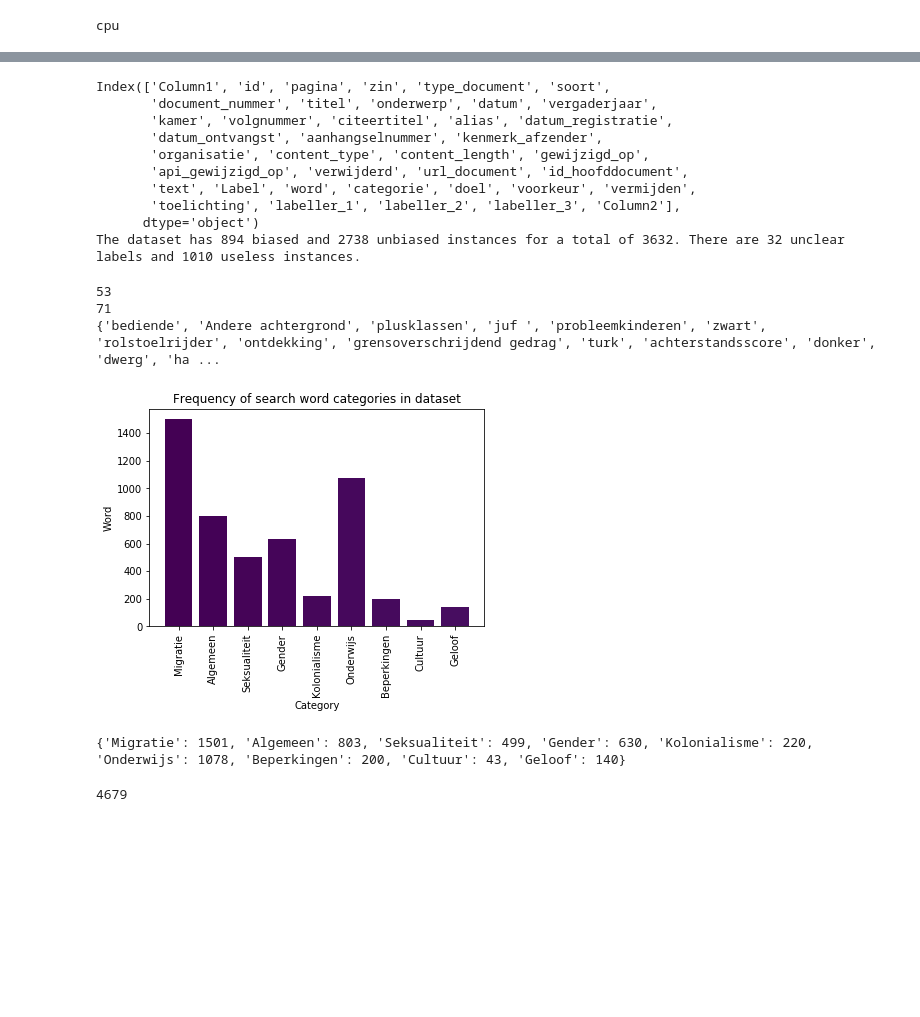
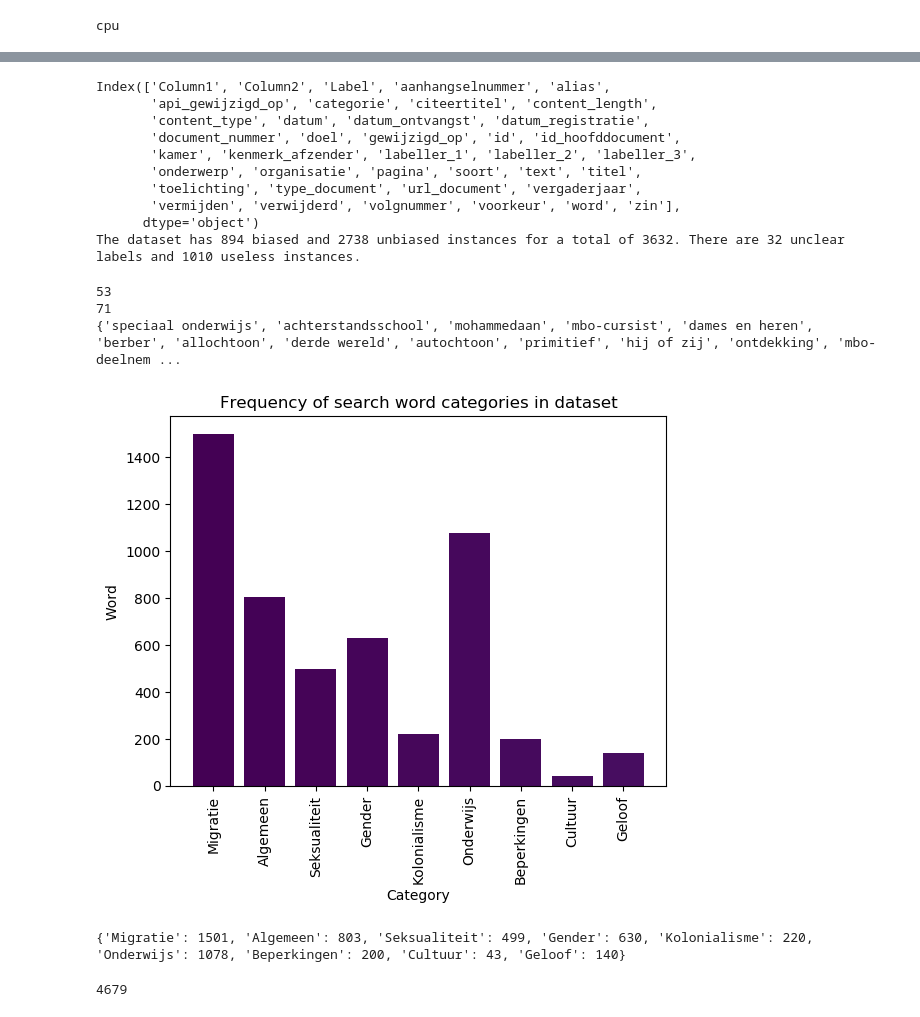
Before and after one commit to milenadeswart/Datalab_PDR, a Jupyter notebook: 02_analyse/BERT_train_cased.ipynb, the cells around one changed output, grey strips where cells are left out. Saved outputs shown, nothing was run; the diff lists cells and outputs as text; code cells hidden in the pictures; blank space fills up the shorter version.

```diff
--- a/02_analyse/BERT_train_cased.ipynb
+++ b/02_analyse/BERT_train_cased.ipynb
@@ -79,7 +81,8 @@ def merge_annotated_data(naam_dataset, n_annotators, n_annotations = 3):
     merged_data: een DataFrame met daarin de oorspronkelijke data en de n_annotations labels die zijn toegekend.
     """
     # inladen path naar data en creëren lege frames
-    dataset_path = "~/share/Milena/programma-discriminatie-en-racisme/datasets/Datasets_2/"
+    #dataset_path = "~/share/Milena/programma-discriminatie-en-racisme/datasets/Datasets_2/" # server 1
+    dataset_path = "~/Projecten/programma-discriminatie-en-racisme/datasets/Datasets_2/" # server 2
     merged_data = pd.DataFrame()
 
     for i in range(n_annotators):
@@ -156,14 +159,14 @@ useless = len(aggregated[aggregated.Label==7.0])
 
 print(f"The dataset has {pos} biased and {neg} unbiased instances for a total of {pos+neg}. There are {unclear} unclear labels and {useless} useless instances.")
 # %% [output]
-Index(['Column1', 'id', 'pagina', 'zin', 'type_document', 'soort',
-       'document_nummer', 'titel', 'onderwerp', 'datum', 'vergaderjaar',
-       'kamer', 'volgnummer', 'citeertitel', 'alias', 'datum_registratie',
-       'datum_ontvangst', 'aanhangselnummer', 'kenmerk_afzender',
-       'organisatie', 'content_type', 'content_length', 'gewijzigd_op',
-       'api_gewijzigd_op', 'verwijderd', 'url_document', 'id_hoofddocument',
-       'text', 'Label', 'word', 'categorie', 'doel', 'voorkeur', 'vermijden',
-       'toelichting', 'labeller_1', 'labeller_2', 'labeller_3', 'Column2'],
+Index(['Column1', 'Column2', 'Label', 'aanhangselnummer', 'alias',
+       'api_gewijzigd_op', 'categorie', 'citeertitel', 'content_length',
+       'content_type', 'datum', 'datum_ontvangst', 'datum_registratie',
+       'document_nummer', 'doel', 'gewijzigd_op', 'id', 'id_hoofddocument',
+       'kamer', 'kenmerk_afzender', 'labeller_1', 'labeller_2', 'labeller_3',
+       'onderwerp', 'organisatie', 'pagina', 'soort', 'text', 'titel',
+       'toelichting', 'type_document', 'url_document', 'vergaderjaar',
+       'vermijden', 'verwijderd', 'volgnummer', 'voorkeur', 'word', 'zin'],
       dtype='object')
 The dataset has 894 biased and 2738 unbiased instances for a total of 3632. There are 32 unclear labels and 1010 useless instances.
 # %%
@@ -181,40 +184,42 @@ print(afwezig)
 # %% [output]
 53
 71
-{'bediende', 'Andere achtergrond', 'plusklassen', 'juf ', 'probleemkinderen', 'zwart', 'rolstoelrijder', 'ontdekking', 'grensoverschrijdend gedrag', 'turk', 'achterstandsscore', 'donker', 'dwerg', 'ha ...
+{'speciaal onderwijs', 'achterstandsschool', 'mohammedaan', 'mbo-cursist', 'dames en heren', 'berber', 'allochtoon', 'derde wereld', 'autochtoon', 'primitief', 'hij of zij', 'ontdekking', 'mbo-deelnem ...
 # %%
-dataset_path = "~/share/Milena/programma-discriminatie-en-racisme/datasets/"
+#dataset_path = "~/share/Milena/programma-discriminatie-en-racisme/datasets/" # server 1
+dataset_path = "~/Projecten/programma-discriminatie-en-racisme/datasets/" # server 2
+
 zoekwoorden = pd.read_excel(dataset_path + "Zoekwoorden15.03.24.xlsx", names = ['Categorie', 'Zoekwoord', 'Doel', 'Voorkeur', 'Vermijden', 'Toelichting'])
 
 search_dict = dict(zip(zoekwoorden['Zoekwoord'], zoekwoorden['Categorie']))
 #print(search_dict)
 
 # leuk grafiekje van hoe vaak woorden voorkomen
 word_freq = {}
 i = 0
 
 for woord in merged['word']:
     category = search_dict[woord]
 
     if category in word_freq:
         word_freq[category] += 1
     elif pd.isna(woord) == True:
         pass
     else:
         word_freq[category] = 1
 
 mycmap = plt.get_cmap("viridis").colors
 
 plt.bar(word_freq.keys(), word_freq.values(), color = mycmap)
 plt.xticks(rotation=90)
 plt.xlabel('Category')
 plt.ylabel('Word')
 plt.title('Frequency of search word categories in dataset')
 plt.show()
 
 print(word_freq)
 # %% [output]
-[figure, old version]
+[figure, new version]
 {'Migratie': 1501, 'Algemeen': 803, 'Seksualiteit': 499, 'Gender': 630, 'Kolonialisme': 220, 'Onderwijs': 1078, 'Beperkingen': 200, 'Cultuur': 43, 'Geloof': 140}
 # %%
 print(len(aggregated))
```
Also changed, not shown: parts of 21 cells of this notebook, 1 other file.
